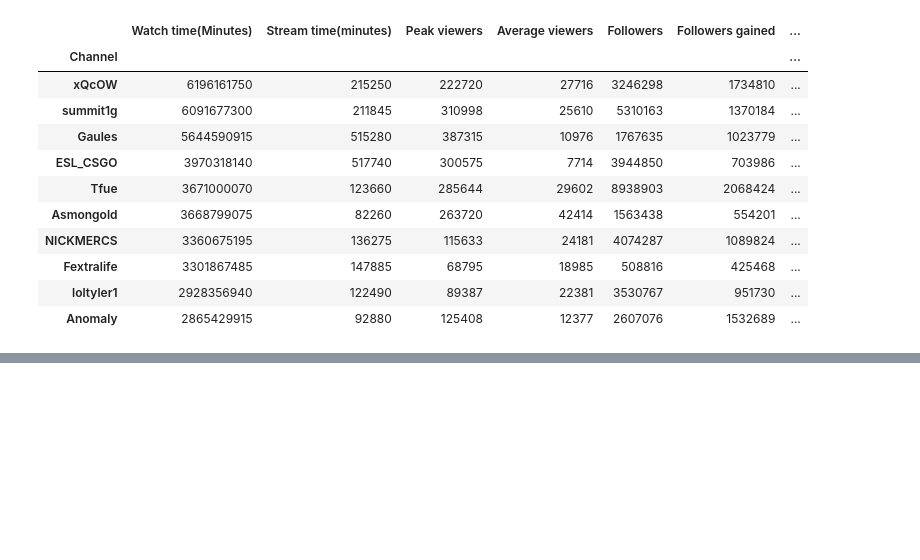
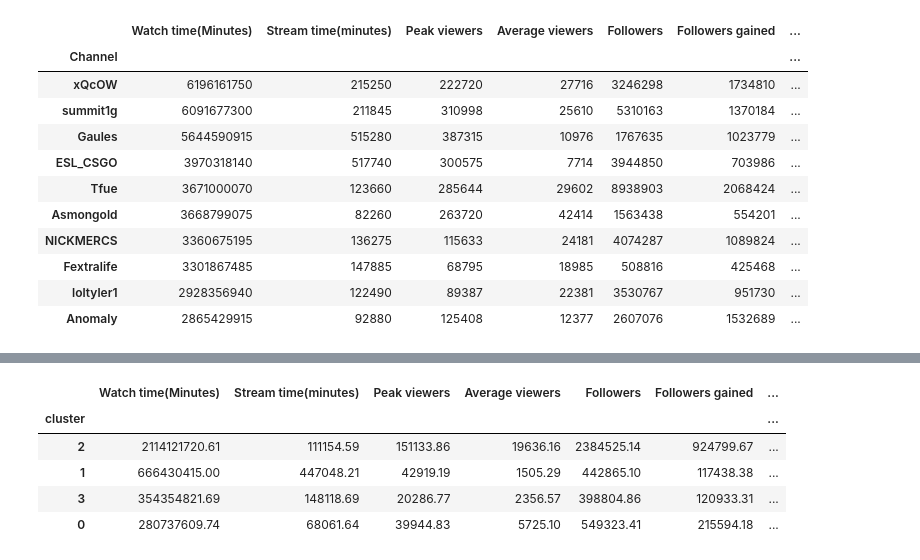
Before and after one commit to foshesss/Assignment0_ChessStreamerAnalysis, a Jupyter notebook: assignment4/assignment4.ipynb, the cells around one changed output, grey strips where cells are left out. Cells and saved outputs as stored; diff of their text form; code cells hidden in the pictures; blank space fills up the shorter version.

```diff
--- a/assignment4/assignment4.ipynb
+++ b/assignment4/assignment4.ipynb
@@ -59 +79,12 @@ plt.show()
+# %%
+pd.set_option('display.float_format', '{:.2f}'.format)
+grouped = streamer_df.groupby("cluster").mean().sort_values("Watch time(Minutes)", ascending=False)
+grouped.head()
+# %% [output]
+|  | Watch time(Minutes) | Stream time(minutes) | Peak viewers | Average viewers | Followers | Followers gained | ... |
+| cluster |  |  |  |  |  |  | ... |
+| 2 | 2114121720.61 | 111154.59 | 151133.86 | 19636.16 | 2384525.14 | 924799.67 | ... |
+| 1 | 666430415.00 | 447048.21 | 42919.19 | 1505.29 | 442865.10 | 117438.38 | ... |
+| 3 | 354354821.69 | 148118.69 | 20286.77 | 2356.57 | 398804.86 | 120933.31 | ... |
+| 0 | 280737609.74 | 68061.64 | 39944.83 | 5725.10 | 549323.41 | 215594.18 | ... |
 # %%
```
Also changed, not shown: parts of 5 cells of this notebook.
